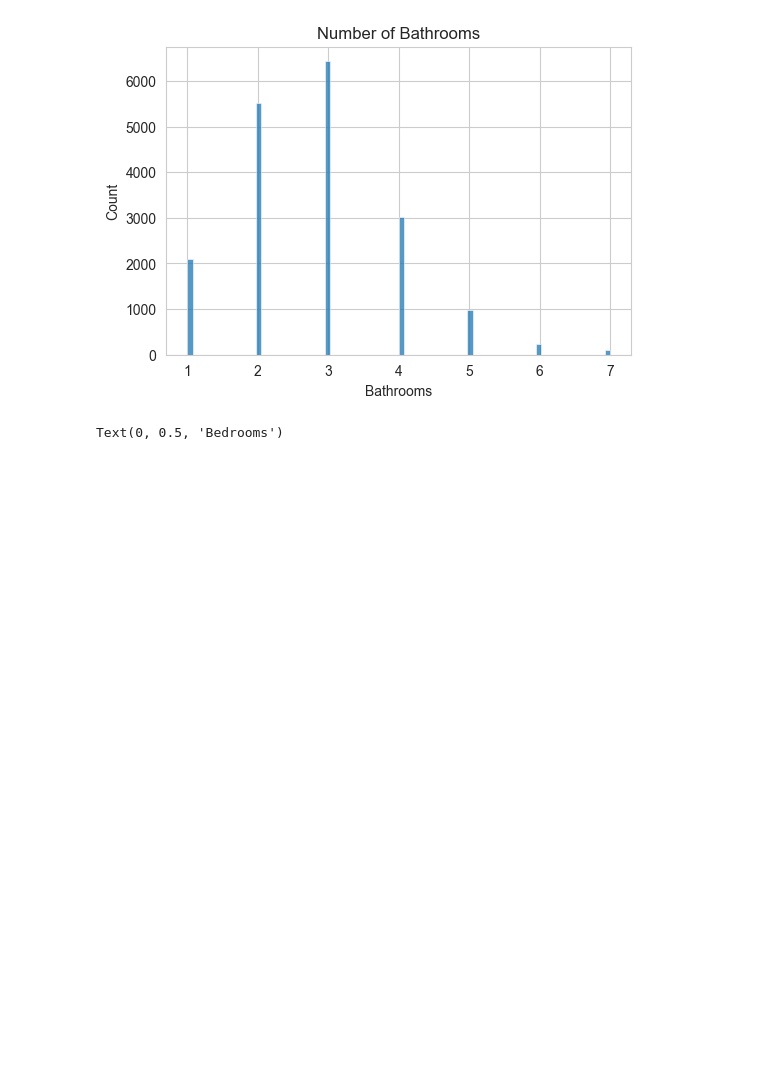
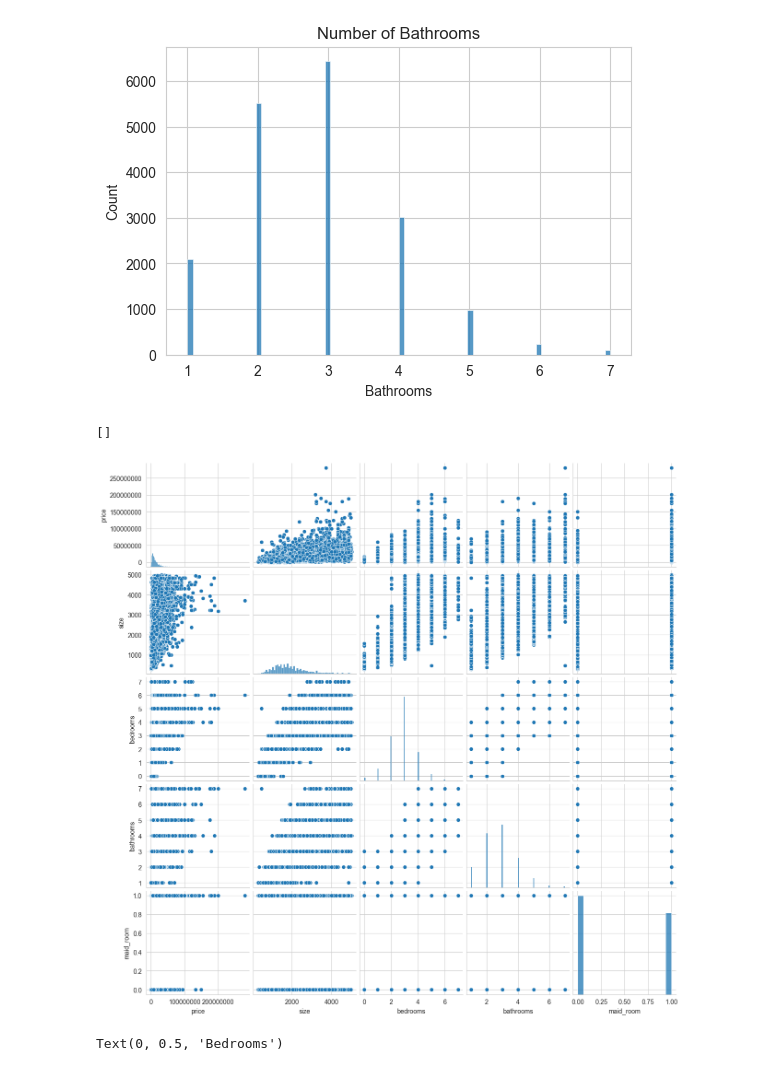
Before and after one commit to bryanchen24/Egyptian-Real-Estate-Pricing-Prediction, a Jupyter notebook: egyptian_realestate_analysis-checkpoint.ipynb, the cells around one changed output. Cells and saved outputs as stored; diff of their text form; code cells hidden in the pictures; blank space fills up the shorter version.

```diff
--- a/egyptian_realestate_analysis-checkpoint.ipynb
+++ b/egyptian_realestate_analysis-checkpoint.ipynb
@@ -497,9 +504,13 @@ plt.show()
 # %%
 # Pair plot
 pairplot_features = ['price', 'size', 'bedrooms', 'bathrooms', 'maid_room']
 sns.pairplot(df_model[pairplot_features])
 plt.gcf().axes[0].yaxis.get_major_formatter().set_scientific(False)
+plt.gcf().axes[0].xaxis.get_major_formatter().set_scientific(False)
 plt.plot()
+# %% [output]
+[]
+[figure, added]
 # %%
 # Box Plot of Bedrooms based on Maid Room
 sns.boxplot(data=df_model, x='maid_room', y='bedrooms')
```
Also changed, not shown: parts of 1 cell of this notebook, 3 other files.
